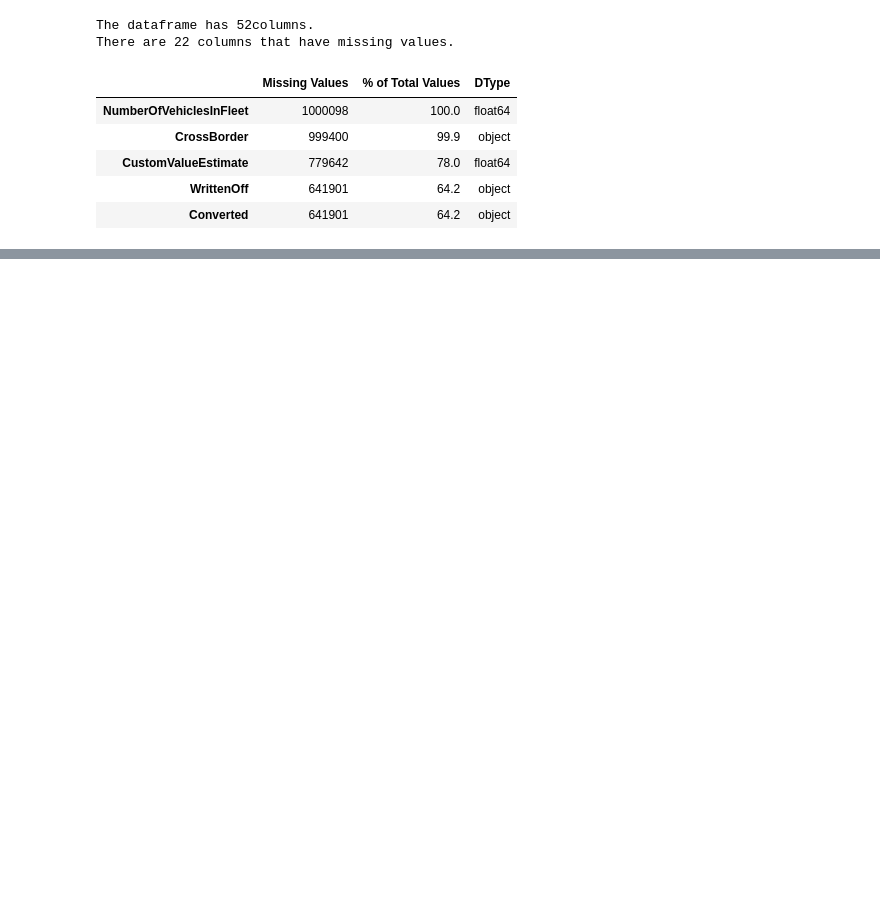
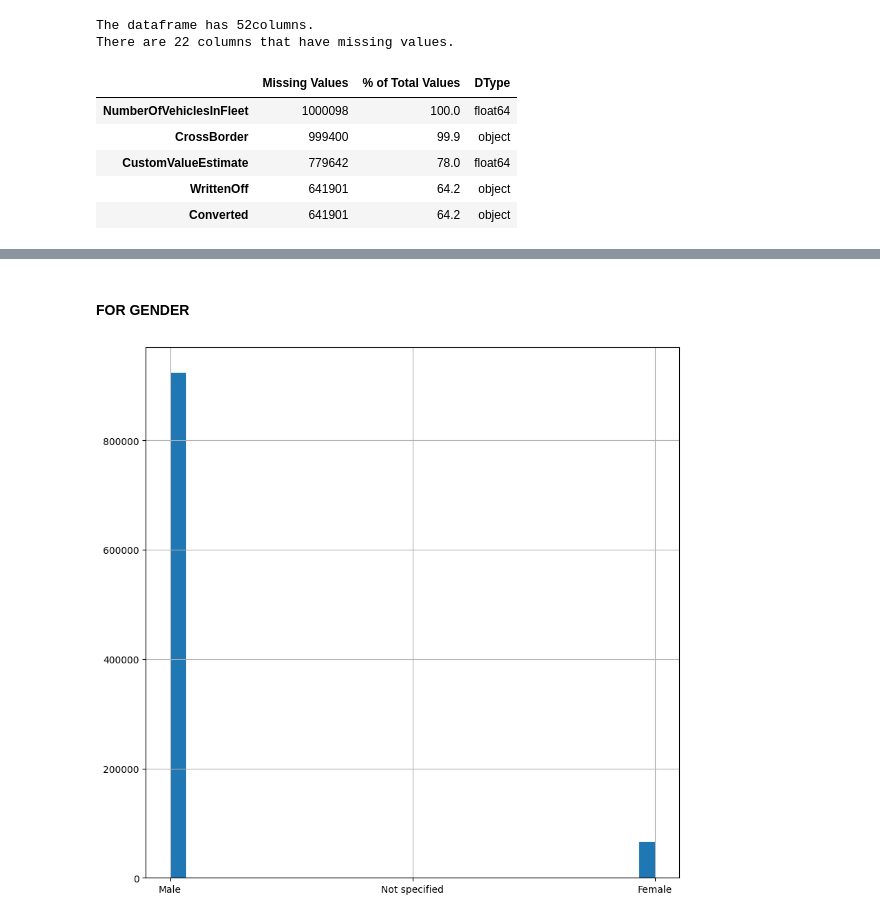
Before and after one commit to rinamoh/Kifiya-AIM-Week_3, a Jupyter notebook: notebooks/EDA.ipynb, the cells around one changed output, grey strips where cells are left out. Drawn from its saved outputs; the diff is of its cells as text; code cells hidden in the pictures; blank space fills up the shorter version.

```diff
--- a/notebooks/EDA.ipynb
+++ b/notebooks/EDA.ipynb
@@ -87,0 +113,7 @@ unique_values.head()
+# %% [markdown]
+#### FOR GENDER
+# %%
+df['Gender'].hist(bins=30, figsize=(10, 10))
+plt.show()
+# %% [output]
+[figure, added]
```
Also changed, not shown: parts of 17 cells of this notebook, 1 other file.
